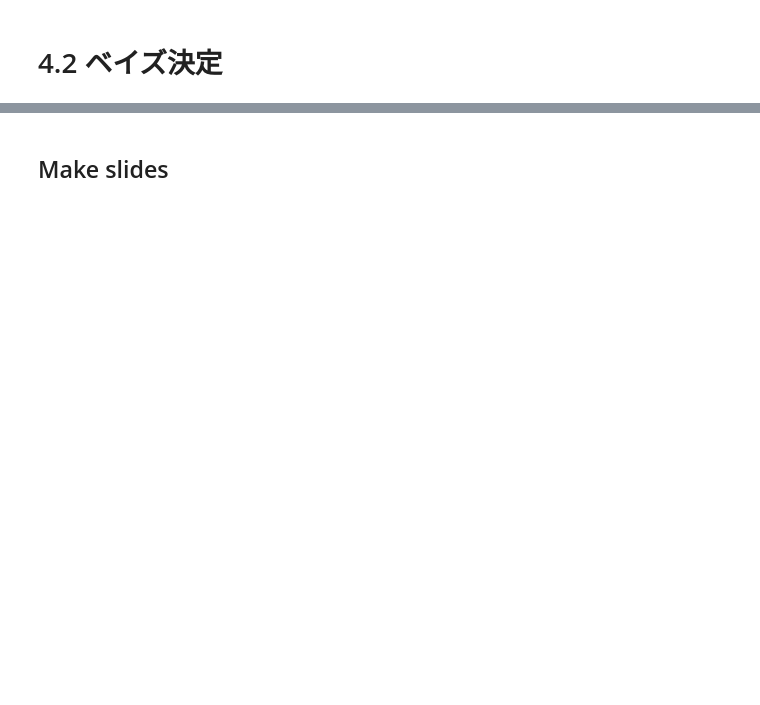
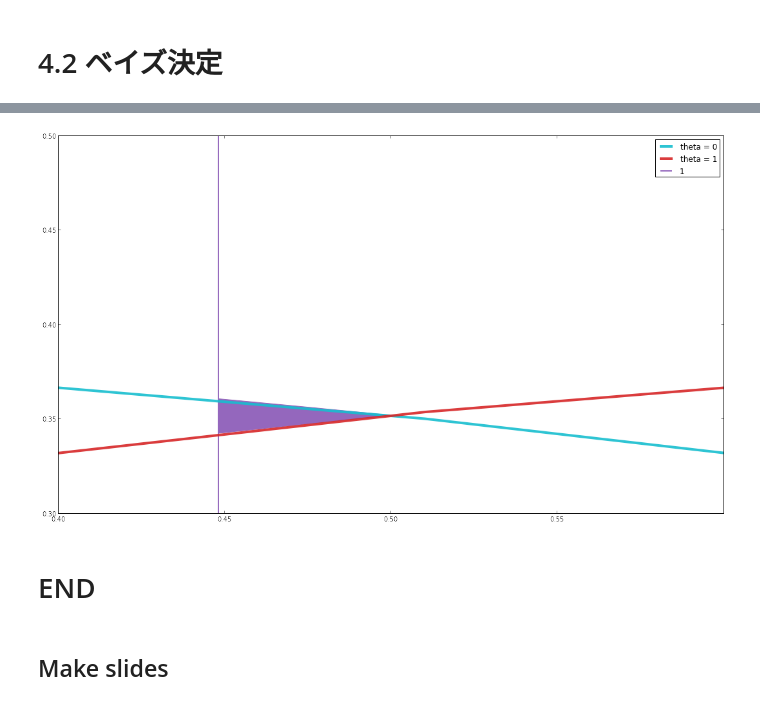
Before and after one commit to zomux/notebooks, a Jupyter notebook: Bayes4 Sildes.ipynb, the cells around one changed output, grey strips where cells are left out. Drawn from its saved outputs; the diff is of its cells as text; code cells hidden in the pictures; blank space fills up the shorter version.

```diff
--- a/Bayes4 Sildes.ipynb
+++ b/Bayes4 Sildes.ipynb
@@ -158,3 +374,27 @@ $$ \bf{\phi_1} = (1,1,1,-1,-1) ,\bf{\phi_2} = (1,-1,1,-1,1)   $$
+# %%
+from pylab import *
+fig = matplotlib.pyplot.gcf()
+fig.set_size_inches(18.5,10.5)
+phi_1 = 0
+phi_2 = 1
+sigma = 1.0
+xspace = linspace(-5, 5)
+line_1 = normpdf(xspace, phi_1, sigma)
+line_2 = normpdf(xspace, phi_2, sigma)
+xlim(0.4, 0.6)
+ylim(0.3, 0.5)
+plot(xspace, line_1, label="theta = 0", color=skyblue, alpha=0.9, lw=4)
+plot(xspace, line_2, label="theta = 1", color=red, alpha=0.9, lw=4)
+right = linspace( 0.448,0.5 )
+plt.fill_between(right, normpdf(right, phi_2, sigma), normpdf(right, phi_1, sigma), color=purple)
+vlines(0.448, 0, 1, linestyle="solid", label="1", lw=2, color=purple)
+legend()
+show()
+# %% [output]
+[figure, added]
+# %% [markdown]
+END
+===
 # %% [markdown]
 ## Make slides
 # %%
```
Also changed, not shown: parts of 26 cells of this notebook, 3 other files.
